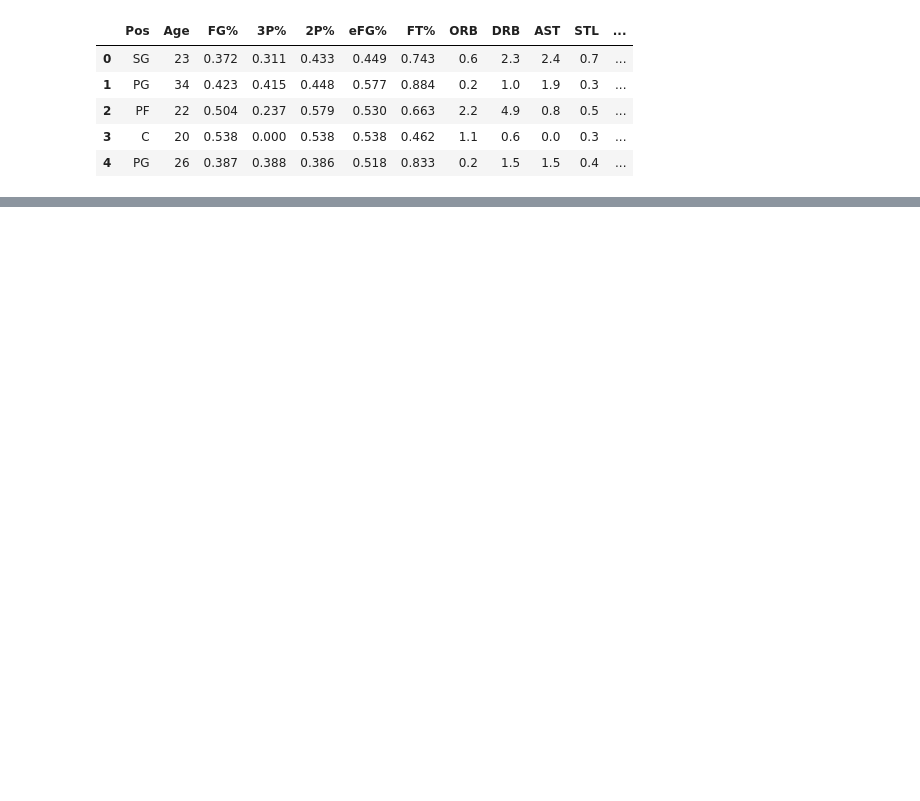
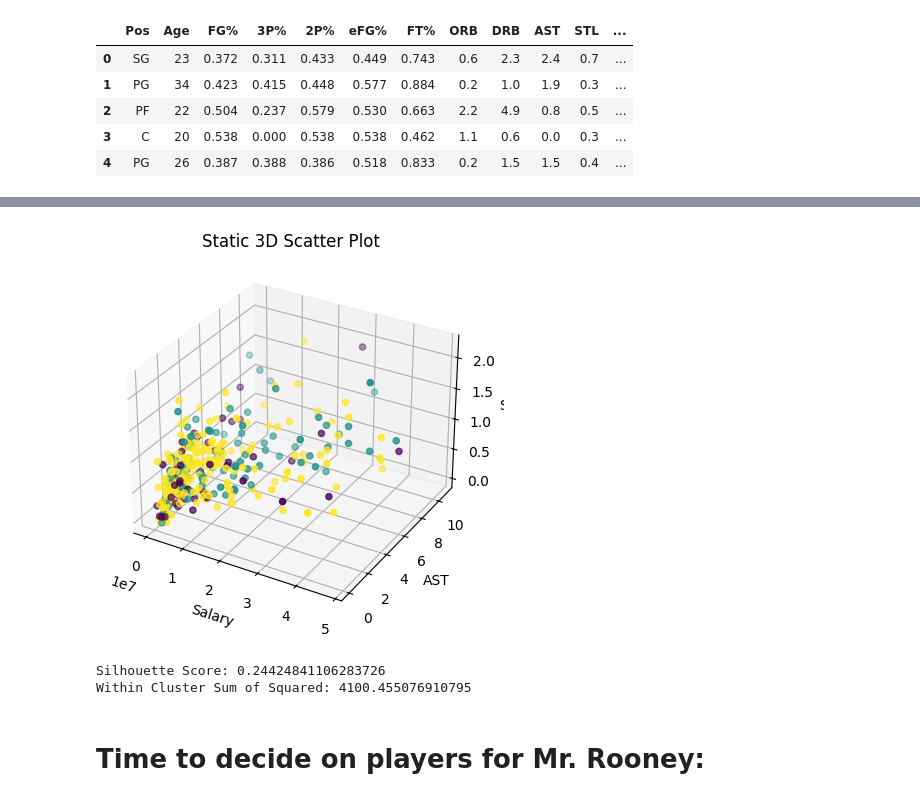
Before and after one commit to wloving77/Fall2023Classes, a Jupyter notebook: foundations_of_machine_learning/assignments/BBall-Clustering/Lab-Clustering-2.ipynb, the cells around one changed output, grey strips where cells are left out. Cells and saved outputs as stored; diff of their text form; code cells hidden in the pictures; blank space fills up the shorter version.

```diff
--- a/foundations_of_machine_learning/assignments/BBall-Clustering/Lab-Clustering-2.ipynb
+++ b/foundations_of_machine_learning/assignments/BBall-Clustering/Lab-Clustering-2.ipynb
@@ -190,0 +298,17 @@ df_dropped.head()
+# %%
+#intuitive to around 2-3 likely being the best
+model = KMeans(n_clusters=3, random_state=42)
+
+#train model, assign clusters:
+model.fit(data)
+
+
+#centroids and labels
+labels = pd.Series(model.labels_)
+clusters = model.cluster_centers_
+
+clear_output()
+# %%
+df_evaluate = pd.concat([labels, df_dropped], axis=1)
+df_evaluate.rename(columns={0:"Cluster"}, inplace=True)
+df_evaluate.head()
@@ -191,3 +322,26 @@ df_dropped.head()
+# %%
+"""
+Looks like yellow is the most general cluster while purple and light blue might be where we find our more interesting data points
+"""
+
+plot_centroids(df_evaluate, "Salary", "AST", "STL")
+# %% [output]
+[figure, added]
+# %%
+silhouette_avg = silhouette_score(data, model.labels_)
+wcss = model.inertia_
+
+"""
+Because we have fewer clusters, the wcss is certainly higher but the silhouette score is maximized which is ideal:
+"""
+
+print(f"Silhouette Score: {silhouette_avg}")
+print(f"Within Cluster Sum of Squared: {wcss}")
+# %% [output]
+Silhouette Score: 0.24424841106283726
+Within Cluster Sum of Squared: 4100.455076910795
+# %% [markdown]
+# Time to decide on players for Mr. Rooney:
 # %%
 #Use the model to select players for Mr. Rooney to consider
 # %%
```
Also changed, not shown: parts of 33 cells of this notebook.
